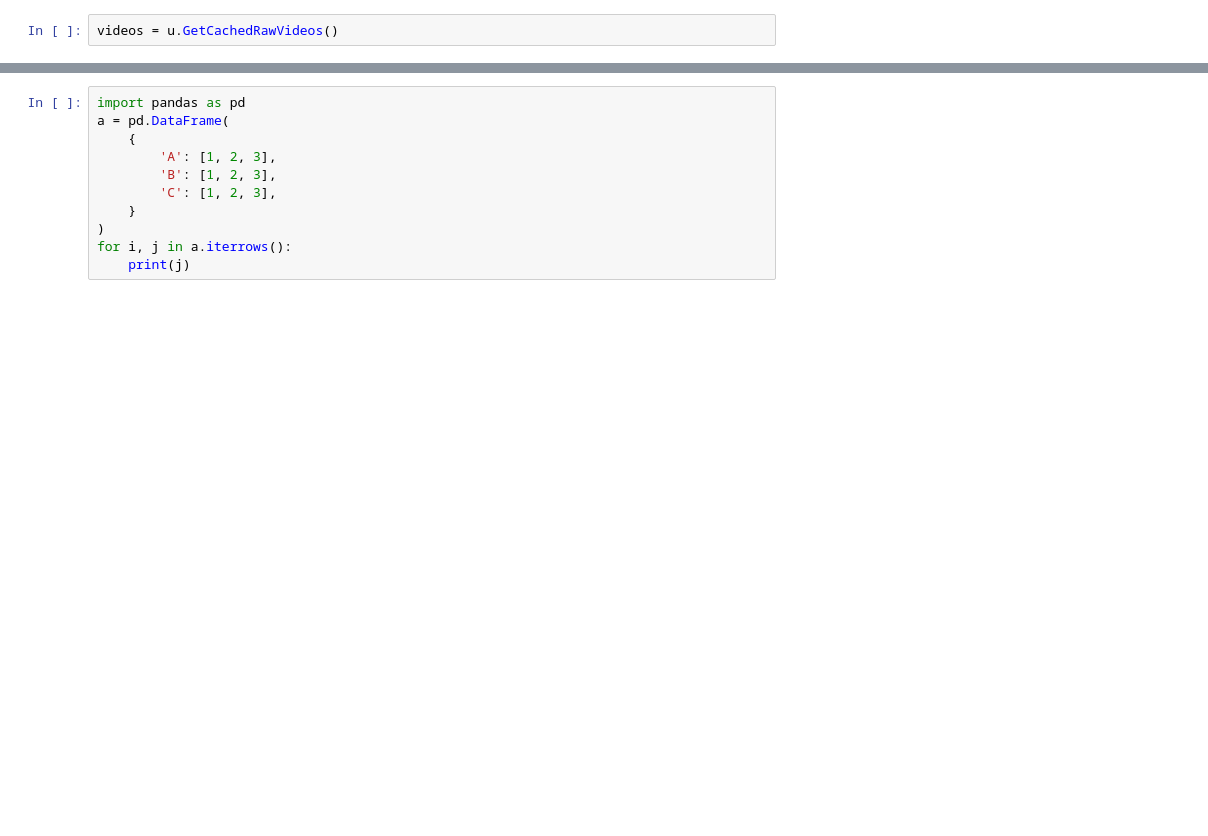
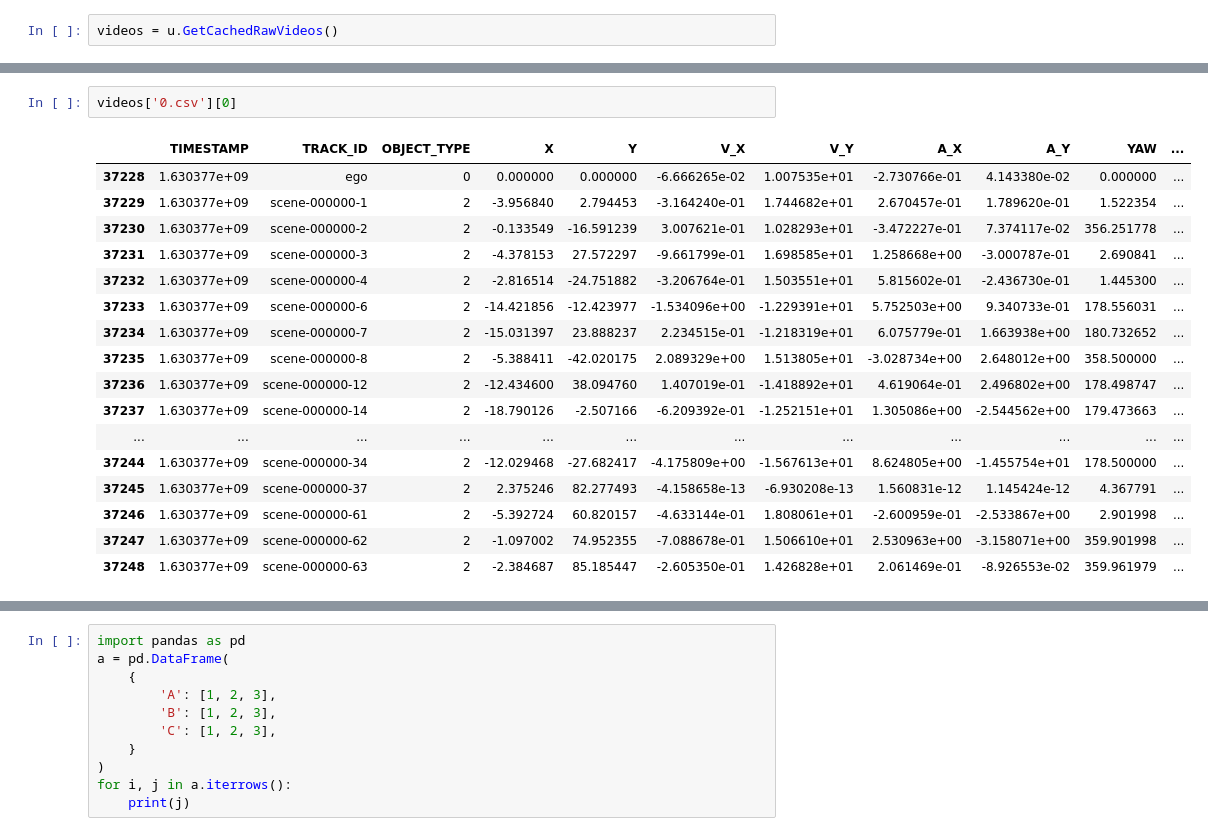
Before and after one commit to harryyan966/godcrat, a Jupyter notebook: godview.ipynb, the cells around one changed output, grey strips where cells are left out. Saved outputs shown, nothing was run; the diff lists cells and outputs as text; blank space fills up the shorter version.

```diff
--- a/godview.ipynb
+++ b/godview.ipynb
@@ -52,0 +76,20 @@ videos['0.csv'][0]
+# %%
+videos['0.csv'][0]
+# %% [output]
+|  | TIMESTAMP | TRACK_ID | OBJECT_TYPE | X | Y | V_X | V_Y | A_X | A_Y | YAW | ... |
+| 37228 | 1.630377e+09 | ego | 0 | 0.000000 | 0.000000 | -6.666265e-02 | 1.007535e+01 | -2.730766e-01 | 4.143380e-02 | 0.000000 | ... |
+| 37229 | 1.630377e+09 | scene-000000-1 | 2 | -3.956840 | 2.794453 | -3.164240e-01 | 1.744682e+01 | 2.670457e-01 | 1.789620e-01 | 1.522354 | ... |
+| 37230 | 1.630377e+09 | scene-000000-2 | 2 | -0.133549 | -16.591239 | 3.007621e-01 | 1.028293e+01 | -3.472227e-01 | 7.374117e-02 | 356.251778 | ... |
+| 37231 | 1.630377e+09 | scene-000000-3 | 2 | -4.378153 | 27.572297 | -9.661799e-01 | 1.698585e+01 | 1.258668e+00 | -3.000787e-01 | 2.690841 | ... |
+| 37232 | 1.630377e+09 | scene-000000-4 | 2 | -2.816514 | -24.751882 | -3.206764e-01 | 1.503551e+01 | 5.815602e-01 | -2.436730e-01 | 1.445300 | ... |
+| 37233 | 1.630377e+09 | scene-000000-6 | 2 | -14.421856 | -12.423977 | -1.534096e+00 | -1.229391e+01 | 5.752503e+00 | 9.340733e-01 | 178.556031 | ... |
+| 37234 | 1.630377e+09 | scene-000000-7 | 2 | -15.031397 | 23.888237 | 2.234515e-01 | -1.218319e+01 | 6.075779e-01 | 1.663938e+00 | 180.732652 | ... |
+| 37235 | 1.630377e+09 | scene-000000-8 | 2 | -5.388411 | -42.020175 | 2.089329e+00 | 1.513805e+01 | -3.028734e+00 | 2.648012e+00 | 358.500000 | ... |
+| 37236 | 1.630377e+09 | scene-000000-12 | 2 | -12.434600 | 38.094760 | 1.407019e-01 | -1.418892e+01 | 4.619064e-01 | 2.496802e+00 | 178.498747 | ... |
+| 37237 | 1.630377e+09 | scene-000000-14 | 2 | -18.790126 | -2.507166 | -6.209392e-01 | -1.252151e+01 | 1.305086e+00 | -2.544562e+00 | 179.473663 | ... |
+| ... | ... | ... | ... | ... | ... | ... | ... | ... | ... | ... | ... |
+| 37244 | 1.630377e+09 | scene-000000-34 | 2 | -12.029468 | -27.682417 | -4.175809e+00 | -1.567613e+01 | 8.624805e+00 | -1.455754e+01 | 178.500000 | ... |
+| 37245 | 1.630377e+09 | scene-000000-37 | 2 | 2.375246 | 82.277493 | -4.158658e-13 | -6.930208e-13 | 1.560831e-12 | 1.145424e-12 | 4.367791 | ... |
+| 37246 | 1.630377e+09 | scene-000000-61 | 2 | -5.392724 | 60.820157 | -4.633144e-01 | 1.808061e+01 | -2.600959e-01 | -2.533867e+00 | 2.901998 | ... |
+| 37247 | 1.630377e+09 | scene-000000-62 | 2 | -1.097002 | 74.952355 | -7.088678e-01 | 1.506610e+01 | 2.530963e+00 | -3.158071e+00 | 359.901998 | ... |
+| 37248 | 1.630377e+09 | scene-000000-63 | 2 | -2.384687 | 85.185447 | -2.605350e-01 | 1.426828e+01 | 2.061469e-01 | -8.926553e-02 | 359.961979 | ... |
```
Also changed, not shown: parts of 7 cells of this notebook, 3 other files.
